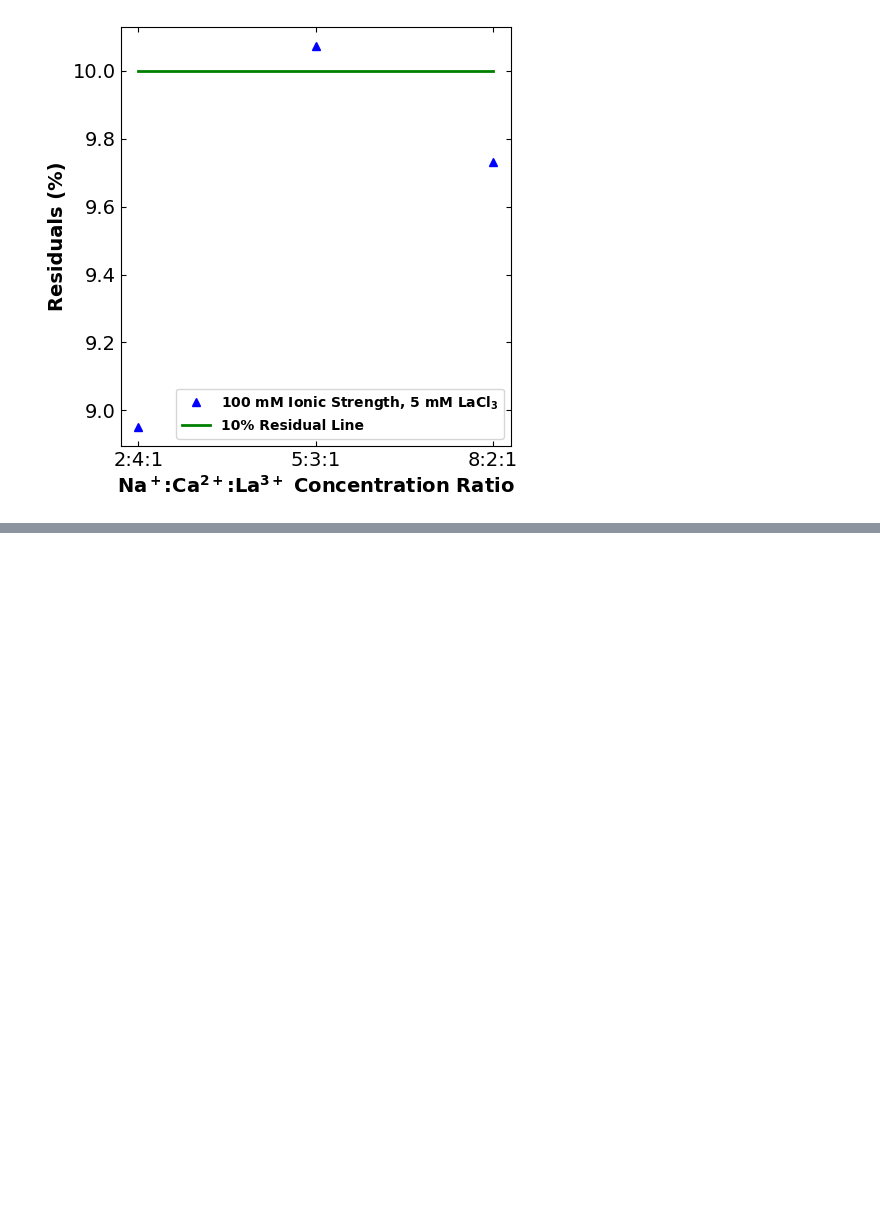
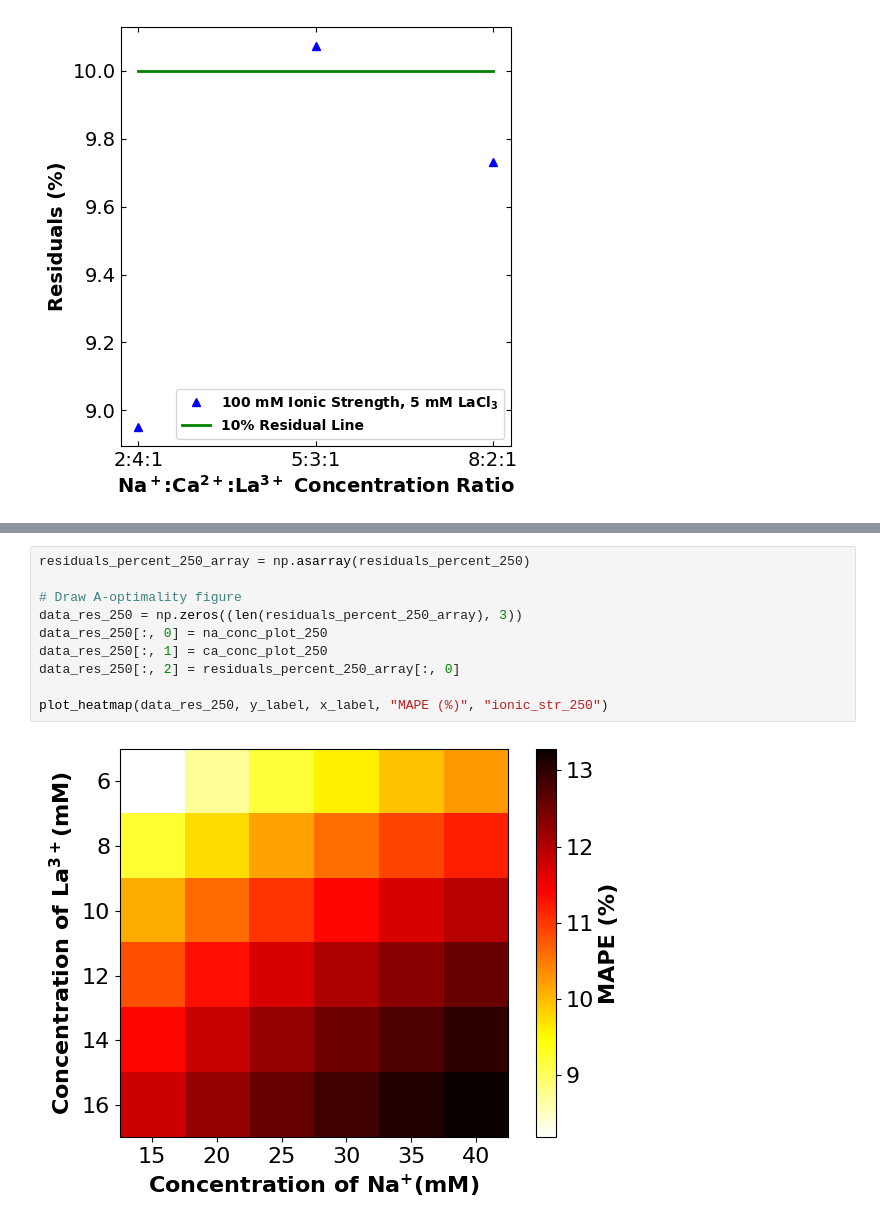
Before and after one commit to dowlinglab/salts-conductivity-modelling, a Jupyter notebook: Three-salt-experiments.ipynb, the cells around one changed output, grey strips where cells are left out. Saved outputs shown, nothing was run; the diff lists cells and outputs as text; blank space fills up the shorter version.

```diff
--- a/Three-salt-experiments.ipynb
+++ b/Three-salt-experiments.ipynb
@@ -504,0 +716,12 @@ plt.show()
+# %%
+residuals_percent_250_array = np.asarray(residuals_percent_250)
+
+# Draw A-optimality figure
+data_res_250 = np.zeros((len(residuals_percent_250_array), 3))
+data_res_250[:, 0] = na_conc_plot_250
+data_res_250[:, 1] = ca_conc_plot_250
+data_res_250[:, 2] = residuals_percent_250_array[:, 0]
+
+plot_heatmap(data_res_250, y_label, x_label, "MAPE (%)", "ionic_str_250")
+# %% [output]
+[figure, added]
```
Also changed, not shown: parts of 6 cells of this notebook, 2 other files.
